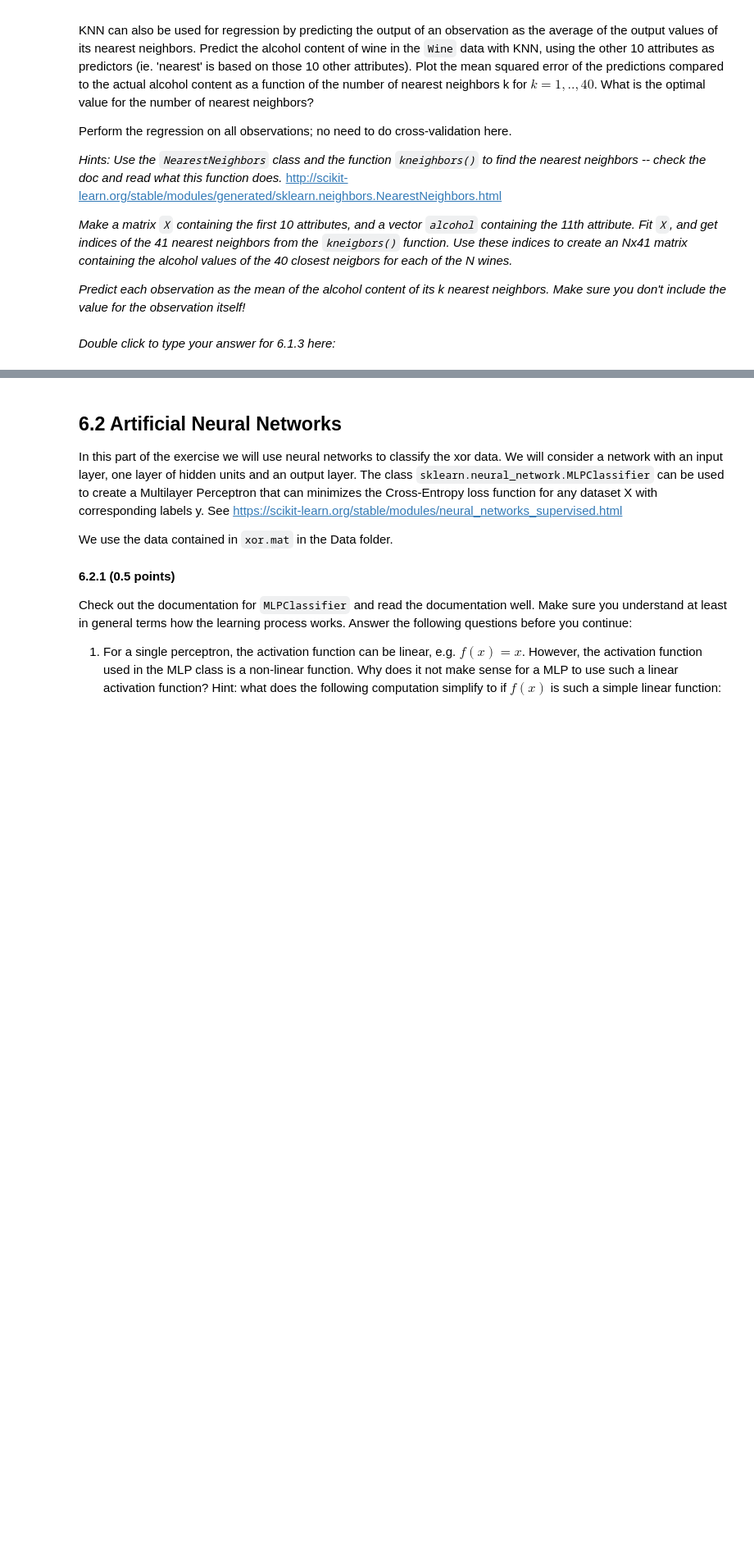
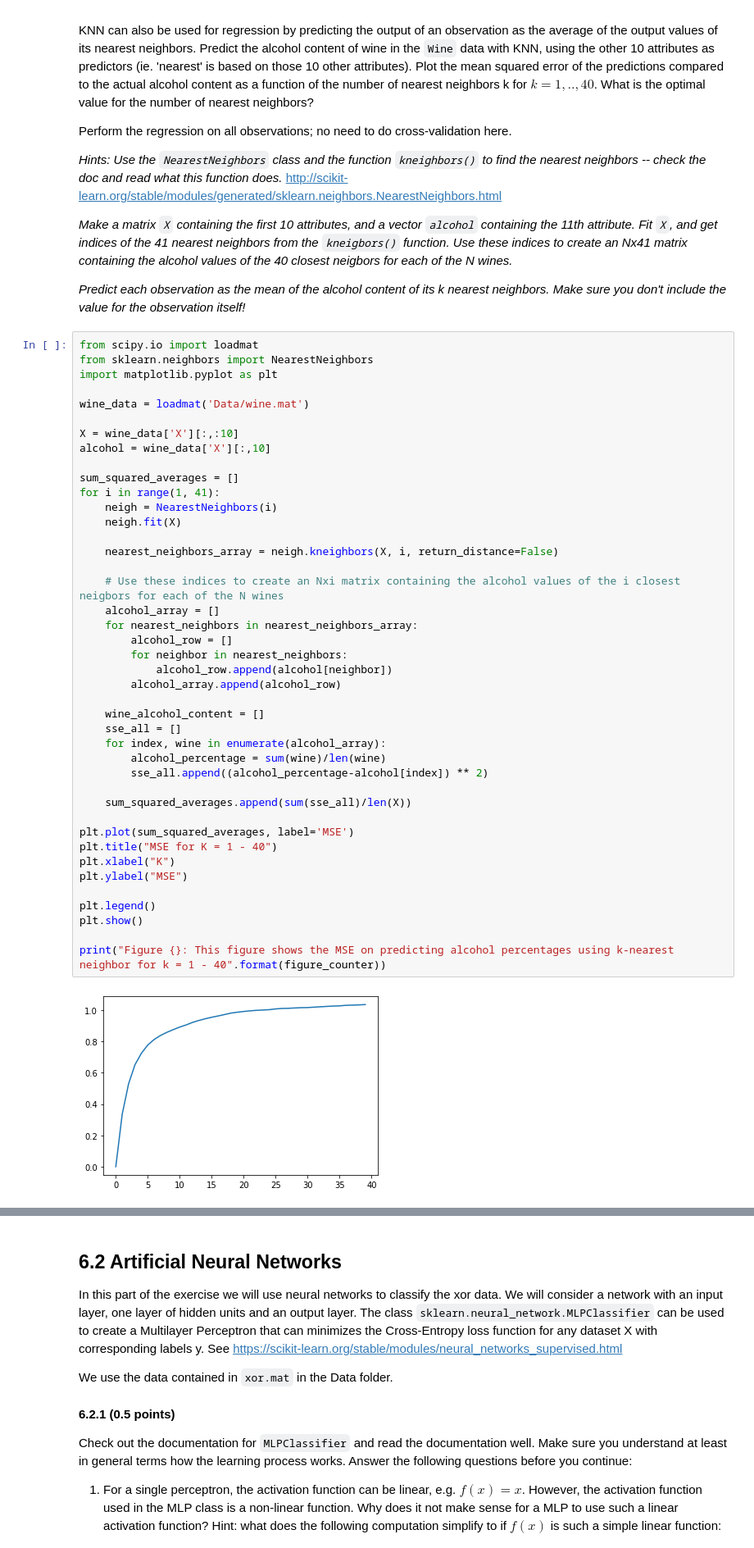
Before and after one commit to LennartPNL/DataMiningAssignments, a Jupyter notebook: Assignment_6/Assignment_6.ipynb, the cells around one changed output, grey strips where cells are left out. Shown: that part at 82% size. Saved outputs shown, nothing was run; the diff lists cells and outputs as text; blank space fills up the shorter version.

```diff
--- a/Assignment_6/Assignment_6.ipynb
+++ b/Assignment_6/Assignment_6.ipynb
@@ -325,5 +325,47 @@ http://scikit-learn.org/stable/modules/generated/sklearn.neighbors.NearestNeighb
 *Make a matrix `X` containing the first 10 attributes, and a vector `alcohol` containing the 11th attribute. Fit `X`, and get indices of the 41 nearest neighbors from the `kneigbors()` function. Use these indices to create an Nx41 matrix containing the alcohol values of the 40 closest neigbors for each of the N wines.*
 
 *Predict each observation as the mean of the alcohol content of its k nearest neighbors. Make sure you don't include the value for the observation itself!*
-# %% [markdown]
-*Double click to type your answer for 6.1.3 here:*
+# %%
+from scipy.io import loadmat
+from sklearn.neighbors import NearestNeighbors
+import matplotlib.pyplot as plt
+
+wine_data = loadmat('Data/wine.mat')
+
+X = wine_data['X'][:,:10]
+alcohol = wine_data['X'][:,10]
+
+sum_squared_averages = []
+for i in range(1, 41):
+    neigh = NearestNeighbors(i)
+    neigh.fit(X)
+
+    nearest_neighbors_array = neigh.kneighbors(X, i, return_distance=False)
+
+    # Use these indices to create an Nxi matrix containing the alcohol values of the i closest neigbors for each of the N wines
+    alcohol_array = []
+    for nearest_neighbors in nearest_neighbors_array:
+        alcohol_row = []
+        for neighbor in nearest_neighbors:
+            alcohol_row.append(alcohol[neighbor])
+        alcohol_array.append(alcohol_row)
+
+    wine_alcohol_content = []
+    sse_all = []
+    for index, wine in enumerate(alcohol_array):
+        alcohol_percentage = sum(wine)/len(wine)
+        sse_all.append((alcohol_percentage-alcohol[index]) ** 2)
+
+    sum_squared_averages.append(sum(sse_all)/len(X))
+
+plt.plot(sum_squared_averages, label='MSE')
+plt.title("MSE for K = 1 - 40")
+plt.xlabel("K")
+plt.ylabel("MSE")
+
+plt.legend()
+plt.show()
+
+print("Figure {}: This figure shows the MSE on predicting alcohol percentages using k-nearest neighbor for k = 1 - 40".format(figure_counter))
+# %% [output]
+[figure, added]
```
Also changed, not shown: parts of 1 cell of this notebook.
